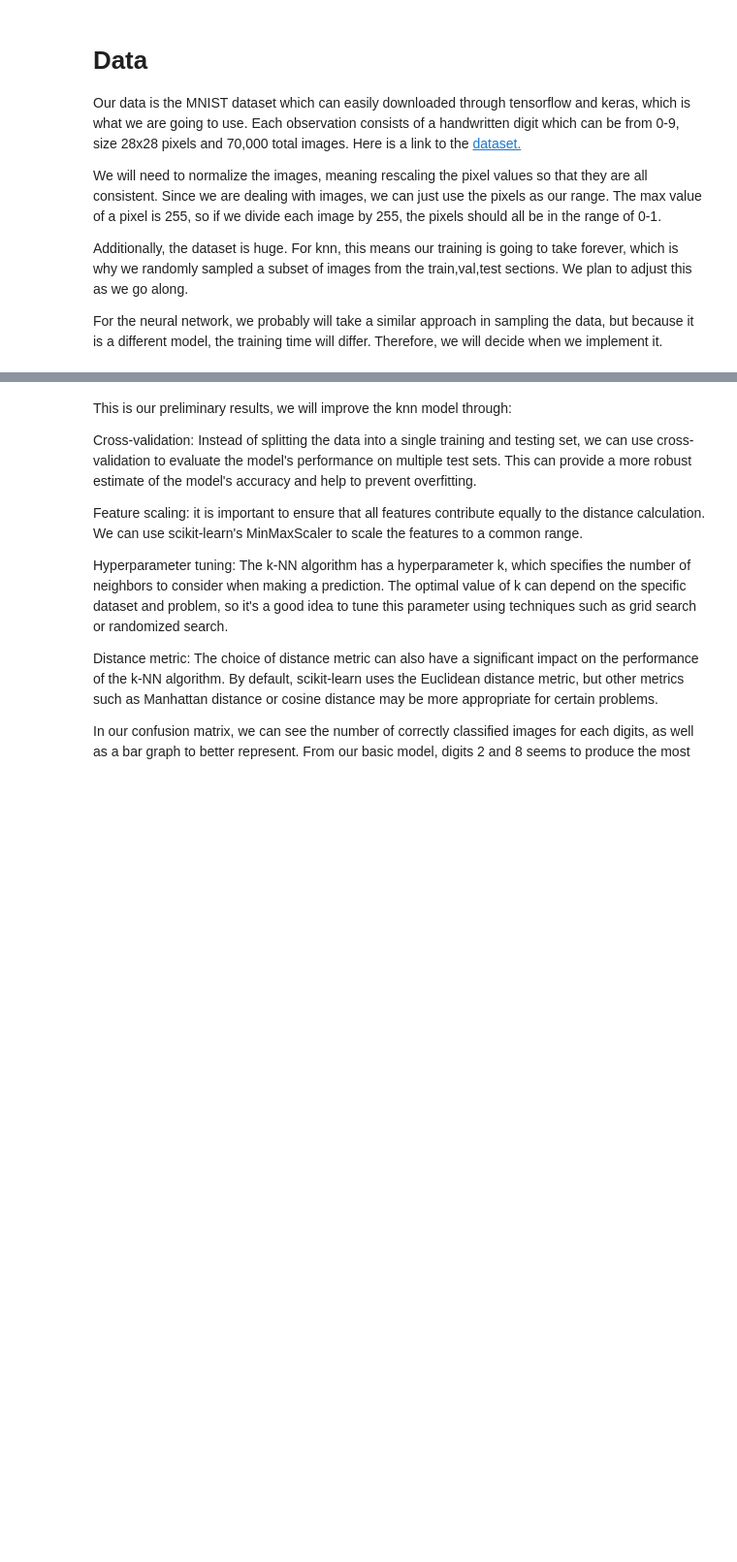
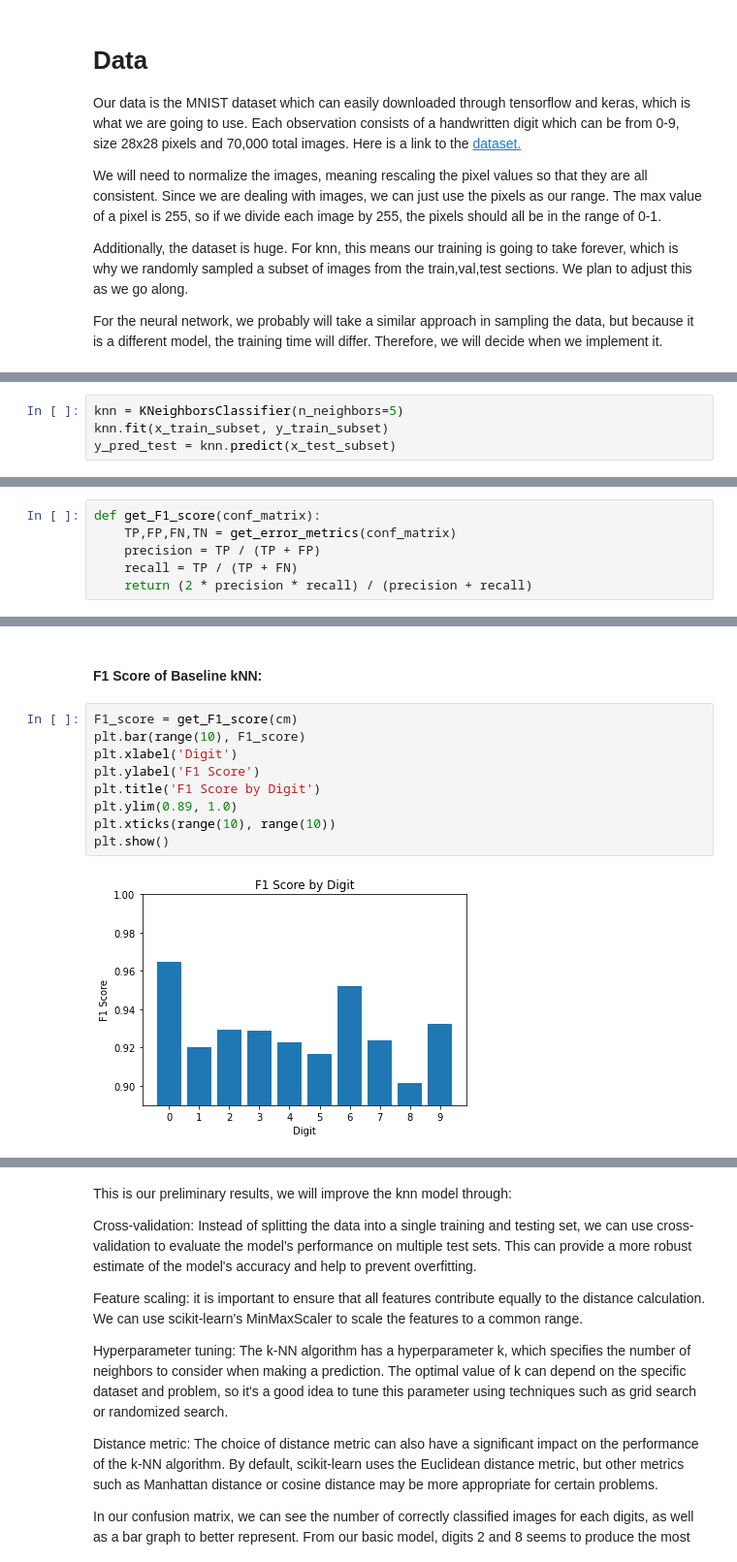
Before and after one commit to COGS118A/Group008-Wi23, a Jupyter notebook: ProposalGroup008-Wi23.ipynb, the cells around one changed output, grey strips where cells are left out. Shown: that part at 97% size. Cells and saved outputs as stored; diff of their text form; blank space fills up the shorter version.

```diff
--- a/ProposalGroup008-Wi23.ipynb
+++ b/ProposalGroup008-Wi23.ipynb
@@ -256,0 +115,4 @@ array([ 3.,  9.,  1.,  6.,  3.,  3.,  2., 10.,  0.,  9.])
+# %%
+knn = KNeighborsClassifier(n_neighbors=5)
+knn.fit(x_train_subset, y_train_subset)
+y_pred_test = knn.predict(x_test_subset)
@@ -256,0 +144,6 @@ array([ 3.,  9.,  1.,  6.,  3.,  3.,  2., 10.,  0.,  9.])
+# %%
+def get_F1_score(conf_matrix):
+    TP,FP,FN,TN = get_error_metrics(conf_matrix)
+    precision = TP / (TP + FP)
+    recall = TP / (TP + FN)
+    return (2 * precision * recall) / (precision + recall)
@@ -256,0 +168,13 @@ array([ 3.,  9.,  1.,  6.,  3.,  3.,  2., 10.,  0.,  9.])
+# %% [markdown]
+#### F1 Score of Baseline kNN:
+# %%
+F1_score = get_F1_score(cm)
+plt.bar(range(10), F1_score)
+plt.xlabel('Digit')
+plt.ylabel('F1 Score')
+plt.title('F1 Score by Digit')
+plt.ylim(0.89, 1.0)
+plt.xticks(range(10), range(10))
+plt.show()
+# %% [output]
+[figure, added]
```
Also changed, not shown: parts of 43 cells of this notebook.
